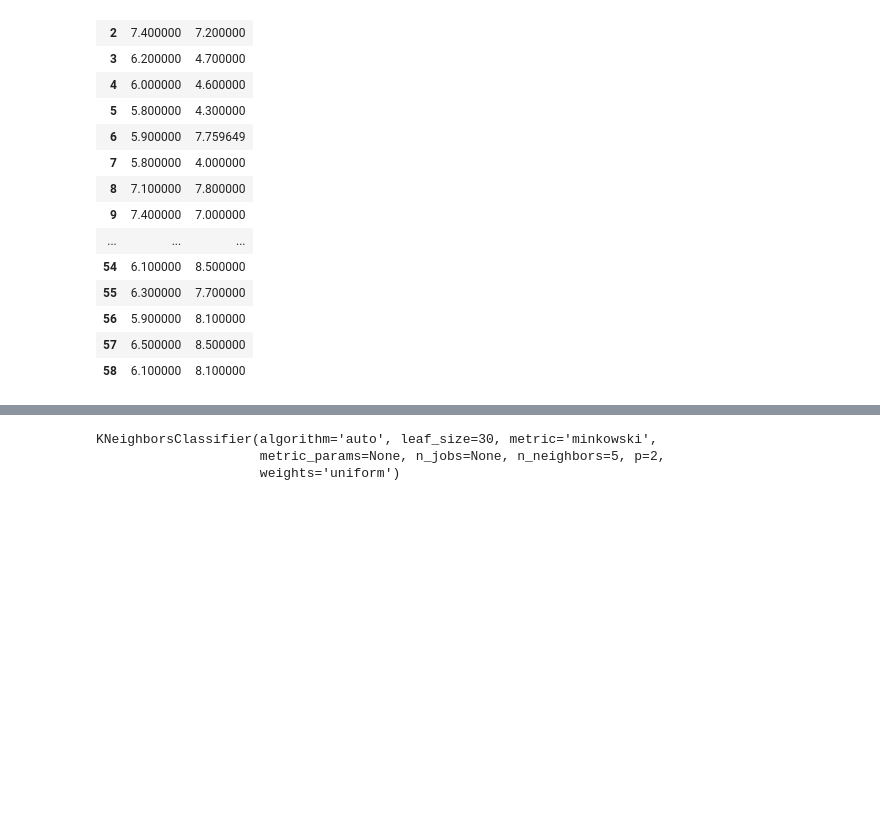
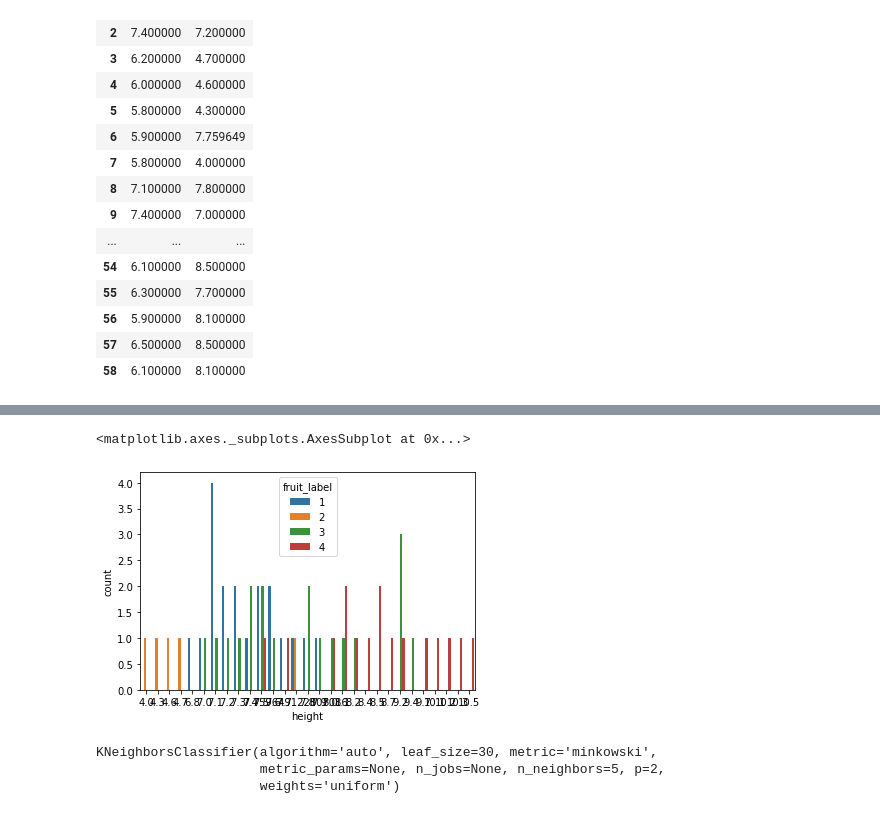
Before and after one commit to Prattoypaul/myml, a Jupyter notebook: Untitled1.ipynb, the cells around one changed output, grey strips where cells are left out. Drawn from its saved outputs; the diff is of its cells as text; code cells hidden in the pictures; blank space fills up the shorter version.

```diff
--- a/Untitled1.ipynb
+++ b/Untitled1.ipynb
@@ -97,3 +108,8 @@ xtrain,xtest,ytrain,ytest=train_test_split(x,y,test_size=.2,random_state=1)
+# %%
+sb.countplot(x='height',hue='fruit_label',data=data)
+# %% [output]
+<matplotlib.axes._subplots.AxesSubplot at 0x...>
+[figure, added]
 # %%
 knn.fit(xtrain,ytrain)
 # %% [output]
```
Also changed, not shown: parts of 7 cells of this notebook.
